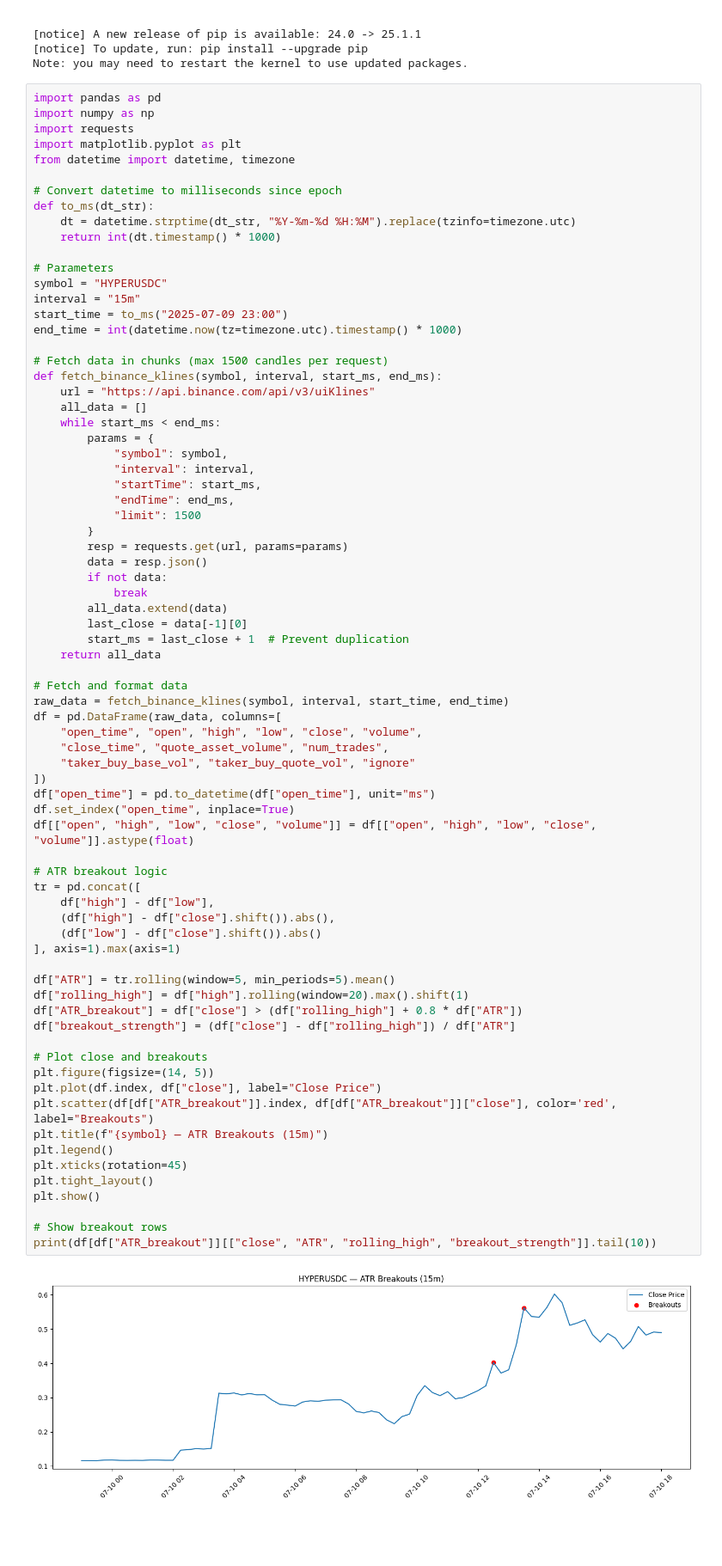
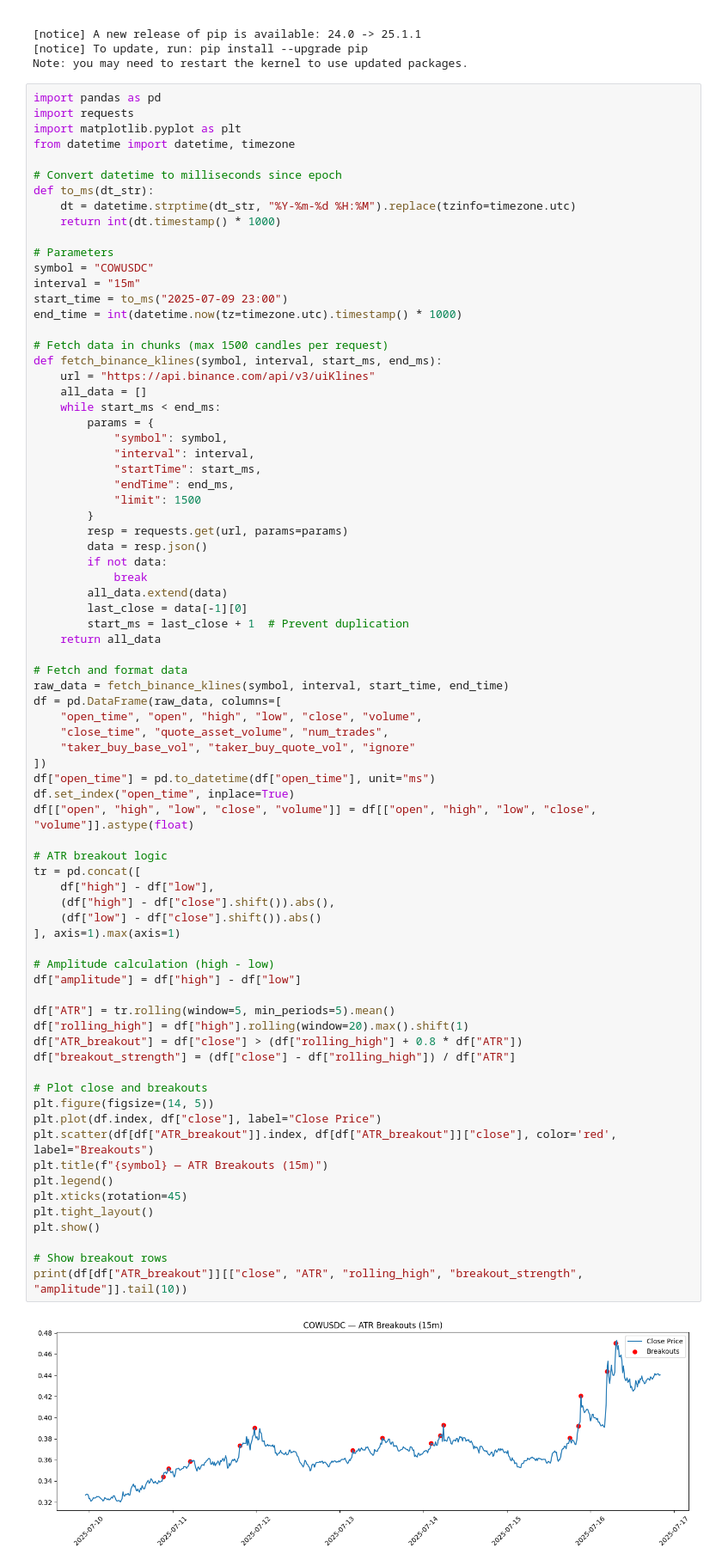
Before and after one commit to carkod/binbot-notebooks, a Jupyter notebook: atp_breakout.ipynb, the cells around one changed output. Shown: that part at 86% size. Saved outputs shown, nothing was run; the diff lists cells and outputs as text; blank space fills up the shorter version.

```diff
--- a/atp_breakout.ipynb
+++ b/atp_breakout.ipynb
@@ -20,7 +20,6 @@ Requirement already satisfied: urllib3<3,>=1.21.1 in ./.venv/lib/python3.11/site
 Note: you may need to restart the kernel to use updated packages.
 # %%
 import pandas as pd
-import numpy as np
 import requests
 import matplotlib.pyplot as plt
 from datetime import datetime, timezone
@@ -31,7 +30,7 @@ def to_ms(dt_str):
     return int(dt.timestamp() * 1000)
 
 # Parameters
-symbol = "HYPERUSDC"
+symbol = "COWUSDC"
 interval = "15m"
 start_time = to_ms("2025-07-09 23:00")
 end_time = int(datetime.now(tz=timezone.utc).timestamp() * 1000)
@@ -65,32 +64,35 @@ df = pd.DataFrame(raw_data, columns=[
     "taker_buy_base_vol", "taker_buy_quote_vol", "ignore"
 ])
 df["open_time"] = pd.to_datetime(df["open_time"], unit="ms")
 df.set_index("open_time", inplace=True)
 df[["open", "high", "low", "close", "volume"]] = df[["open", "high", "low", "close", "volume"]].astype(float)
 
 # ATR breakout logic
 tr = pd.concat([
     df["high"] - df["low"],
     (df["high"] - df["close"].shift()).abs(),
     (df["low"] - df["close"].shift()).abs()
 ], axis=1).max(axis=1)
 
+# Amplitude calculation (high - low)
+df["amplitude"] = df["high"] - df["low"]
+
 df["ATR"] = tr.rolling(window=5, min_periods=5).mean()
 df["rolling_high"] = df["high"].rolling(window=20).max().shift(1)
 df["ATR_breakout"] = df["close"] > (df["rolling_high"] + 0.8 * df["ATR"])
 df["breakout_strength"] = (df["close"] - df["rolling_high"]) / df["ATR"]
 
 # Plot close and breakouts
 plt.figure(figsize=(14, 5))
 plt.plot(df.index, df["close"], label="Close Price")
 plt.scatter(df[df["ATR_breakout"]].index, df[df["ATR_breakout"]]["close"], color='red', label="Breakouts")
 plt.title(f"{symbol} — ATR Breakouts (15m)")
 plt.legend()
 plt.xticks(rotation=45)
 plt.tight_layout()
 plt.show()
 
 # Show breakout rows
-print(df[df["ATR_breakout"]][["close", "ATR", "rolling_high", "breakout_strength"]].tail(10))
+print(df[df["ATR_breakout"]][["close", "ATR", "rolling_high", "breakout_strength", "amplitude"]].tail(10))
 # %% [output]
-[figure, old version]
+[figure, new version]
```
Also changed, not shown: parts of 1 cell of this notebook, 2 other files.
